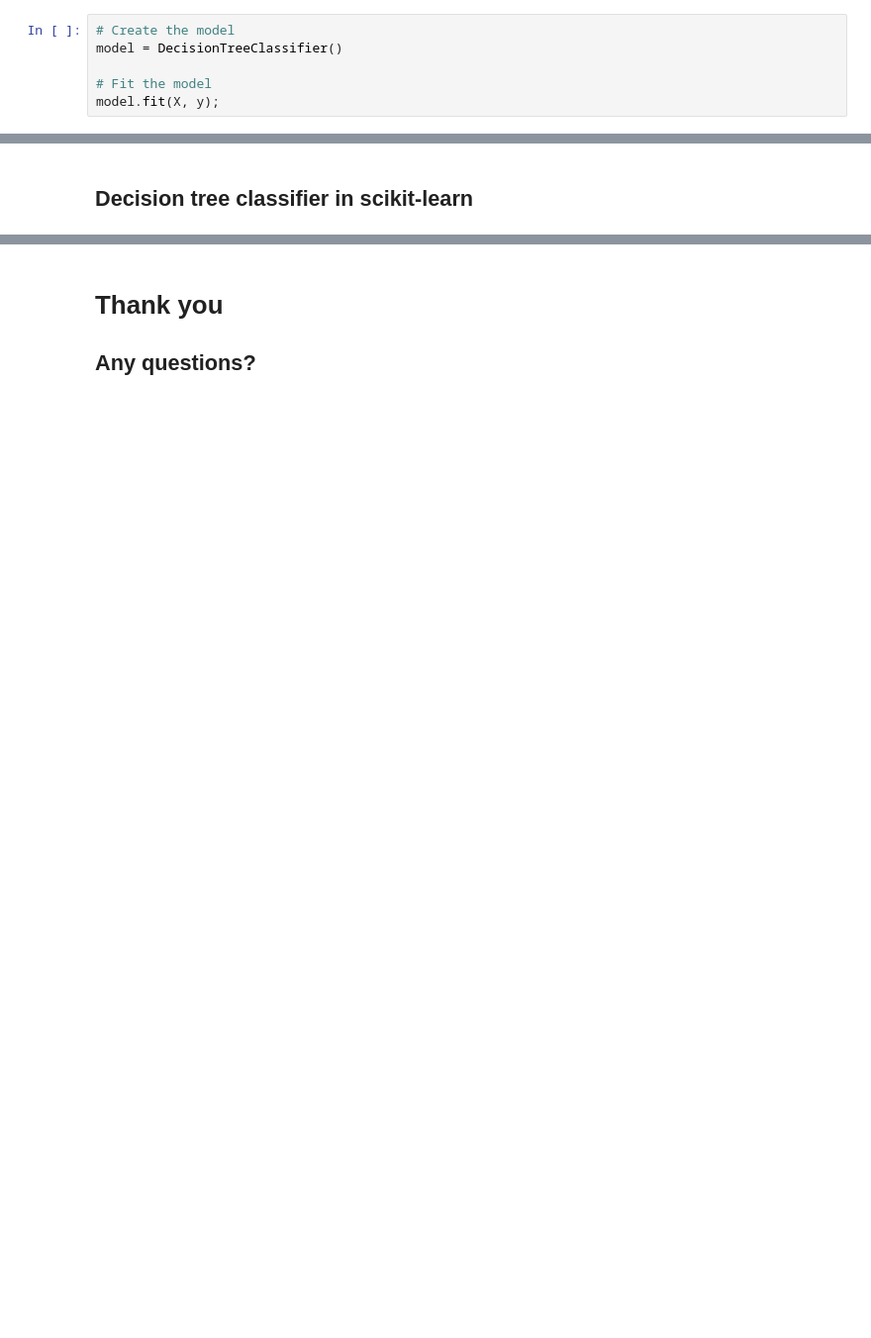
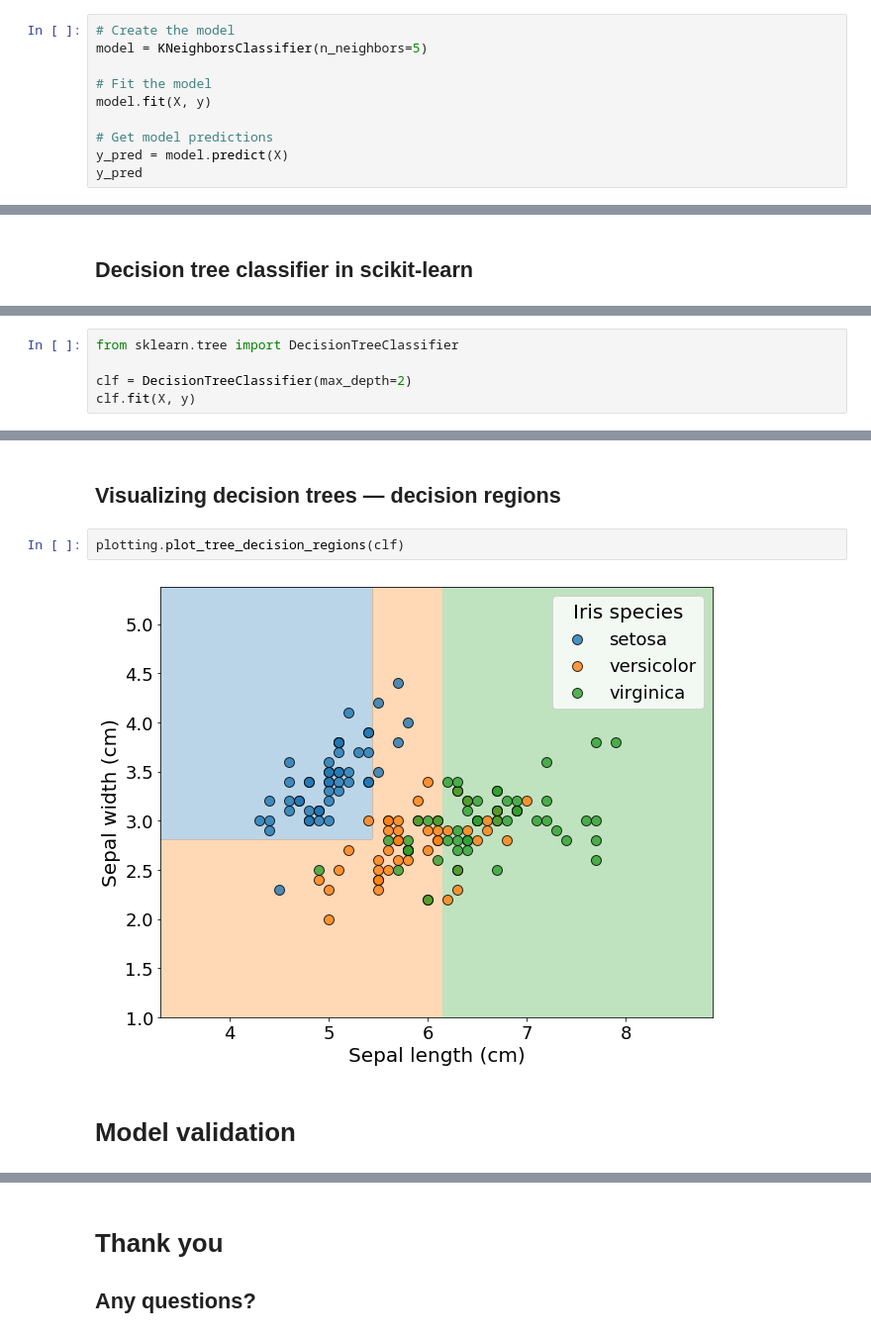
Before and after one commit to jrbourbeau/madpy-ml-sklearn-2018, a Jupyter notebook: machine-learning-sklearn-madpy.ipynb, the cells around one changed output, grey strips where cells are left out. Shown: that part at 99% size. Cells and saved outputs as stored; diff of their text form; blank space fills up the shorter version.

```diff
--- a/machine-learning-sklearn-madpy.ipynb
+++ b/machine-learning-sklearn-madpy.ipynb
@@ -274,6 +221,10 @@ model_2 = DecisionTreeClassifier(max_depth=100)
 # %%
 # Create the model
-model = DecisionTreeClassifier()
+model = KNeighborsClassifier(n_neighbors=5)
 
 # Fit the model
-model.fit(X, y);
+model.fit(X, y)
+
+# Get model predictions
+y_pred = model.predict(X)
+y_pred
@@ -441,0 +268,5 @@ for train_index, test_index in kf.split(X):
+# %%
+from sklearn.tree import DecisionTreeClassifier
+
+clf = DecisionTreeClassifier(max_depth=2)
+clf.fit(X, y)
@@ -441,0 +286,8 @@ for train_index, test_index in kf.split(X):
+# %% [markdown]
+## Visualizing decision trees &mdash; decision regions
+# %%
+plotting.plot_tree_decision_regions(clf)
+# %% [output]
+[figure, added]
+# %% [markdown]
+# Model validation
```
Also changed, not shown: parts of 97 cells of this notebook, 20 other files.
